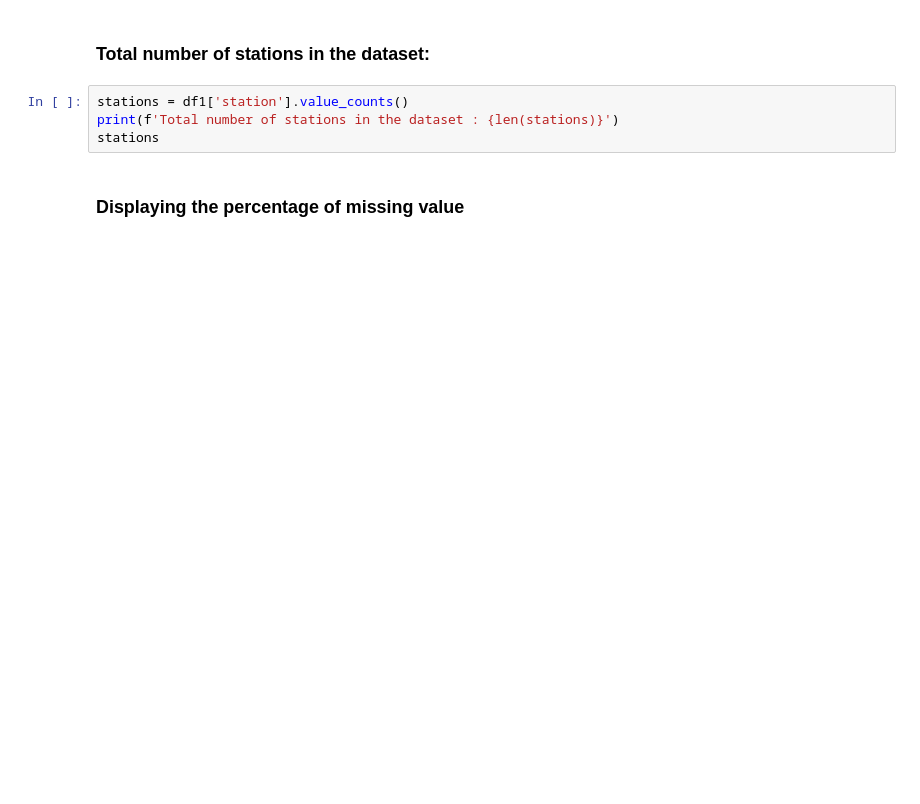
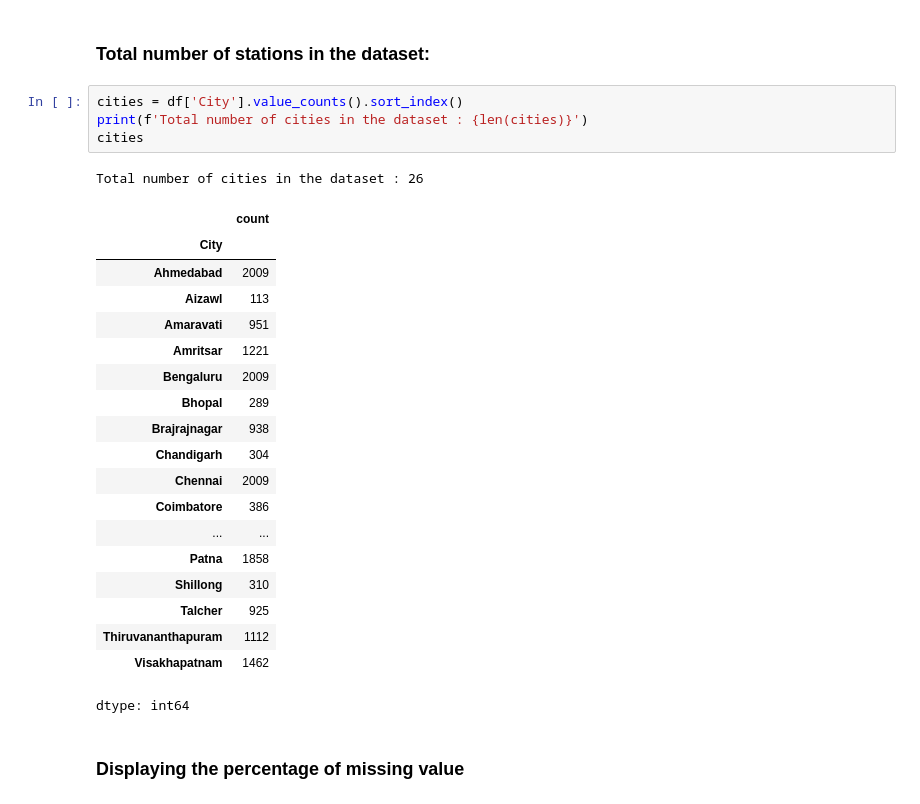
Before and after one commit to geerthana97/programming_for_data_analysis_S1_25, a Jupyter notebook: Week5_workshop4__Pandas_Part2.ipynb, the cells around one changed output. Cells and saved outputs as stored; diff of their text form; blank space fills up the shorter version.

```diff
--- a/Week5_workshop4__Pandas_Part2.ipynb
+++ b/Week5_workshop4__Pandas_Part2.ipynb
@@ -134,9 +221,30 @@ df.columns
 # %% [markdown]
 ### **Total number of stations in the dataset:**
 # %%
-stations = df1['station'].value_counts()
-print(f'Total number of stations in the dataset : {len(stations)}')
-stations
+cities = df['City'].value_counts().sort_index()
+print(f'Total number of cities in the dataset : {len(cities)}')
+cities
+# %% [output]
+Total number of cities in the dataset : 26
+|  | count |
+| City |  |
+| Ahmedabad | 2009 |
+| Aizawl | 113 |
+| Amaravati | 951 |
+| Amritsar | 1221 |
+| Bengaluru | 2009 |
+| Bhopal | 289 |
+| Brajrajnagar | 938 |
+| Chandigarh | 304 |
+| Chennai | 2009 |
+| Coimbatore | 386 |
+| ... | ... |
+| Patna | 1858 |
+| Shillong | 310 |
+| Talcher | 925 |
+| Thiruvananthapuram | 1112 |
+| Visakhapatnam | 1462 |
+dtype: int64
 # %% [markdown]
 ### **Displaying the percentage of missing value**
 # %%
```
Also changed, not shown: parts of 15 cells of this notebook.
